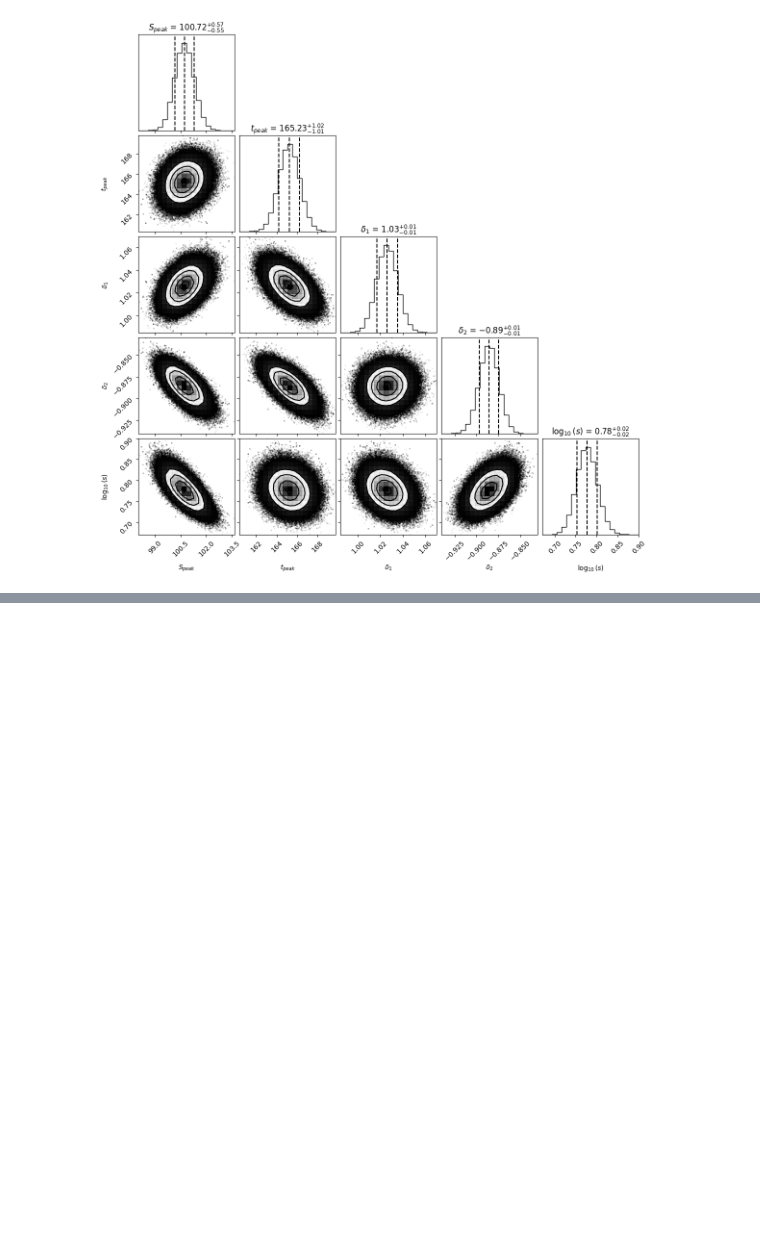
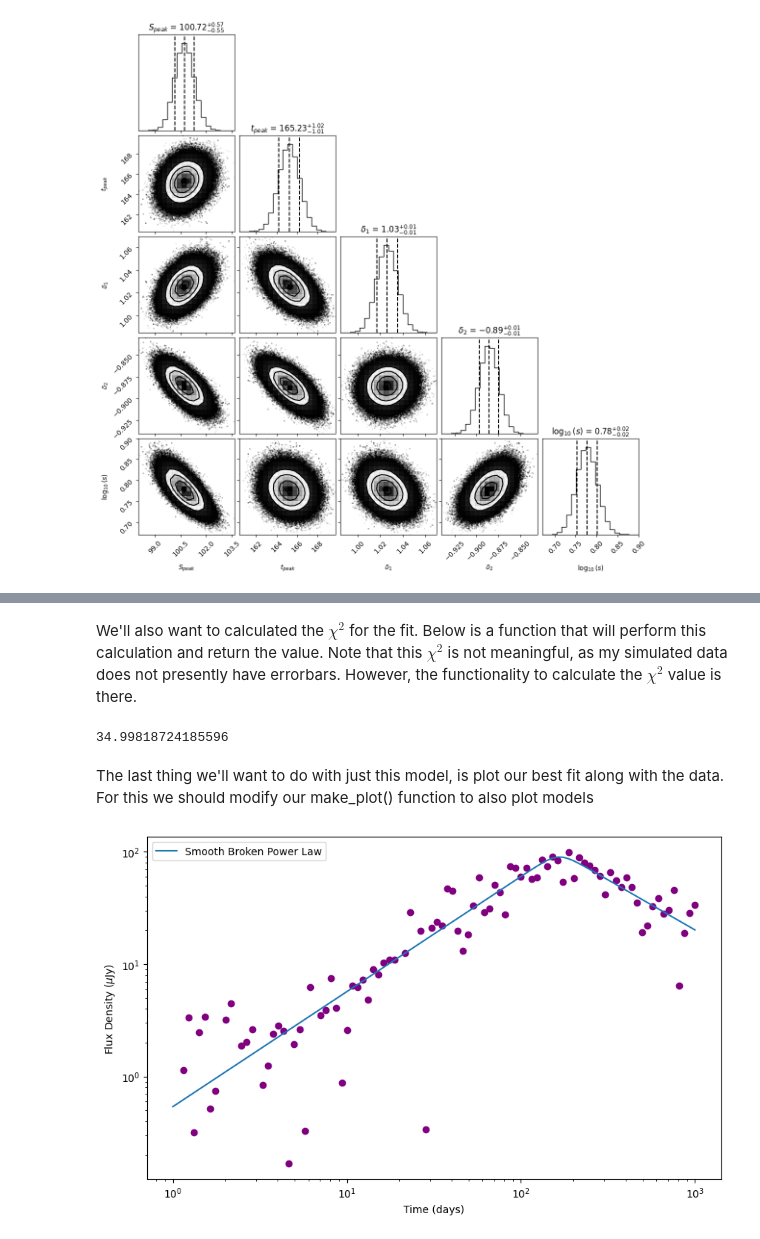
Before and after one commit to AnnikaDeutsch/SN2018ivc_summer, a Jupyter notebook: simulated_data_analysis.ipynb, the cells around one changed output, grey strips where cells are left out. Cells and saved outputs as stored; diff of their text form; code cells hidden in the pictures; blank space fills up the shorter version.

```diff
--- a/simulated_data_analysis.ipynb
+++ b/simulated_data_analysis.ipynb
@@ -283,0 +326,3 @@ corner_plot(good_chain)
+# %%
+best_params = extract_params(good_chain)
+best_params
@@ -283,0 +345,2 @@ corner_plot(good_chain)
+# %% [markdown]
+We'll also want to calculated the $\chi^2$ for the fit. Below is a function that will perform this calculation and return the value. Note that this $\chi^2$ is not meaningful, as my simulated data does not presently have errorbars. However, the functionality to calculate the $\chi^2$ value is there.
@@ -283,0 +376,22 @@ corner_plot(good_chain)
+# %%
+params = ['Speak', 'tpeak', 'delta_1', 'delta_2', 'log_10s']
+chi2(best_params, params, smooth_broken_power_law, data)
+# %% [output]
+34.99818724185596
+# %% [markdown]
+The last thing we'll want to do with just this model, is plot our best fit along with the data. For this we should modify our make_plot() function to also plot models
+# %%
+def plot_model(model, params, tval, ax):
+    fit = model(tval, *params)
+    ax.plot(tval, fit, label = 'Smooth Broken Power Law')
+    ax.legend()
+    return
+
+params = ['Speak', 'tpeak', 'delta_1', 'delta_2', 'log_10s']
+args = []
+for param in params:
+    args.append(best_params[param]['Value'])
+
+make_plot(data, scaled=False, model=smooth_broken_power_law, params=args)
+# %% [output]
+[figure, added]
```
Also changed, not shown: parts of 7 cells of this notebook.
